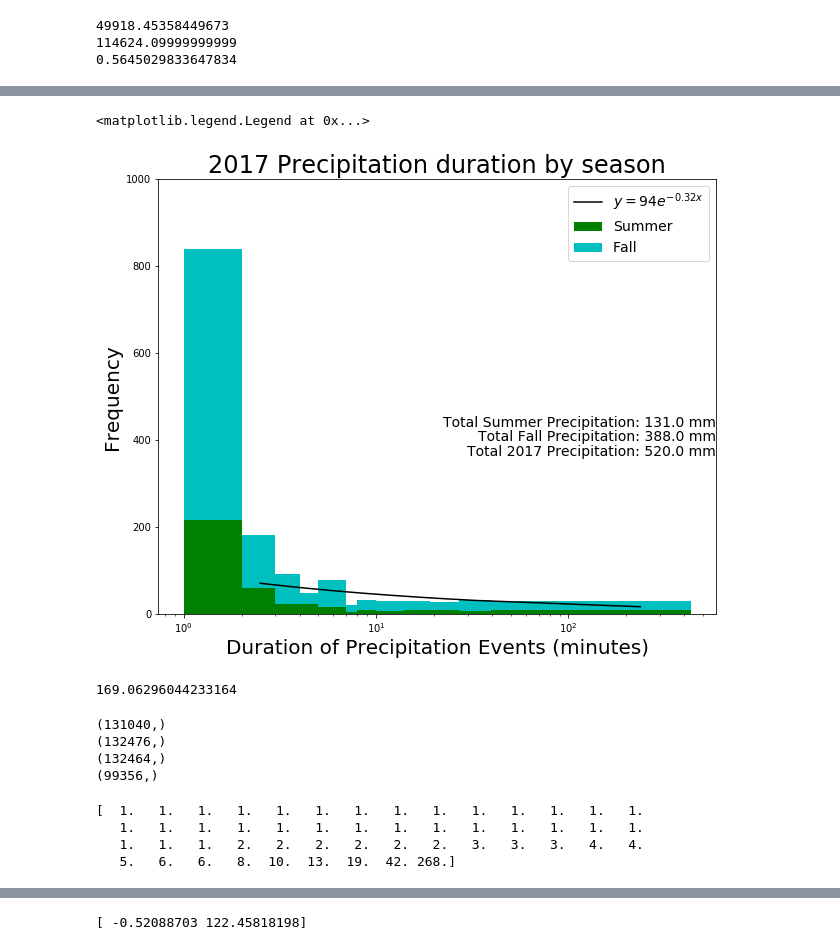
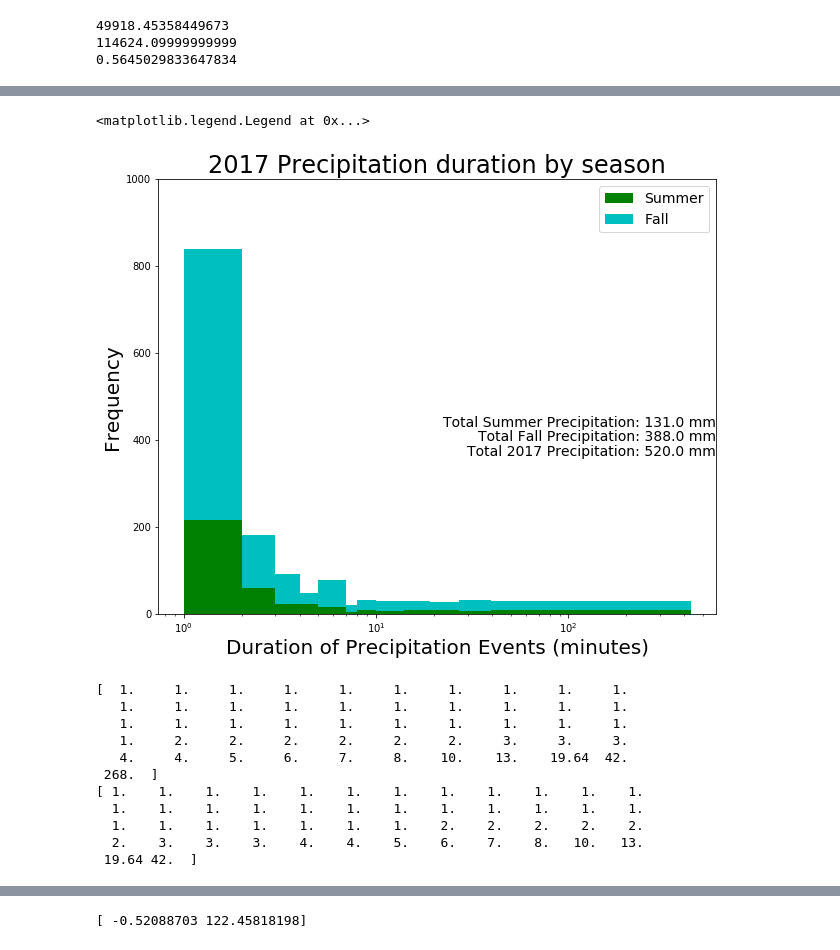
Before and after one commit to zhangt3-e/senior_thesis, a Jupyter notebook: Code/exponentials.ipynb, the cells around one changed output, grey strips where cells are left out. Drawn from its saved outputs; the diff is of its cells as text; code cells hidden in the pictures.

```diff
--- a/Code/exponentials.ipynb
+++ b/Code/exponentials.ipynb
@@ -176,15 +186,15 @@ Su_precip17, Su_nonprecip17, Su_preciptotal17, Su_totalprep17 = histplot.preciph
 Fprecip17, Fnonprecip17, Fpreciptotal17, Ftotalprep17 = histplot.preciphist(Fall17, len(Fall17), 5000, 1, 1)
 # %%
 precip17, nonprecip17, preciptotal17, totalprep17 = histplot.preciphist(Season17, len(Season17), 20000, 1, 1)
-countAll = 0
-for i in range(0,20000):
-    hold = precip17[i]
-    if hold > 0:
-        countAll += 1
-perc = np.zeros(51)
+precip17 = precip17[precip17> 0]
+nonprecip17 = nonprecip17[nonprecip17 > 0]
+preciptotal17 = preciptotal17[preciptotal17 > 0]
+perc17_100 = np.zeros(51)
 for i in range(0, 51):
-    perc[i] =np.percentile(precip17[:countAll], i*2)
-print(perc)
+    perc17_100[i] =np.percentile(precip17, i*2)
+print(perc17_100)
+perc17_98 = perc17_100[:50]
+print(perc17_98)
 # %% [output]
 [  1.     1.     1.     1.     1.     1.     1.     1.     1.     1.
    1.     1.     1.     1.     1.     1.     1.     1.     1.     1.
@@ -238,0 +210,3 @@ print(test)
+# %%
+Su_precip17 = Su_precip17[Su_precip17 > 0]
+Fprecip17 = Fprecip17[Fprecip17 > 0]
@@ -239,27 +297,22 @@ print(test)
 # %%
 plt.figure(figsize = (10,8))
-plt.hist([ Su_precip17,Fprecip17], bins =perc, range= (perc.min,perc.max), color = ['g','c'], stacked =True)
+plt.hist([ Su_precip17,Fprecip17], bins =perc17_100, range= (precip17.min,precip17.max), color = ['g','c'], stacked =True)
 plt.xlabel('Duration of Precipitation Events (minutes)', fontsize = 20)
 plt.xscale('log')
 plt.ylim(0,1000)
 #plt.yscale('log')
 plt.ylabel('Frequency', fontsize = 20)
 plt.title('2017 Precipitation duration by season', fontsize = 24)
 #plt.figtext(0.5, 0.5, 'Total Winter Precipitation: ' + str(round(Wtotalprep,2)) + ' mm', fontsize = 14)
 #plt.figtext(0.5, 0.475, 'Total Spring Precipitation: ' + str(round(Sp_totalprep,2)) + ' mm', fontsize = 14)
 plt.figtext(0.9, 0.45, 'Total Summer Precipitation: ' + str(round(Su_totalprep17)) + ' mm', fontsize = 14, ha = 'right')
 plt.figtext(0.9, 0.425, 'Total Fall Precipitation: ' + str(round(Ftotalprep17)) + ' mm', fontsize = 14, ha = 'right')
 plt.figtext(0.9, 0.4, 'Total 2017 Precipitation: ' + str(round(totalprep17)) + ' mm', fontsize = 14,ha='right')
-plt.plot(bin_val, test*y, color = 'k' )
-plt.legend(labels = ['$y = 94 e^{-0.32x}$', 'Summer', 'Fall'], fontsize = 14)
+plt.legend(labels = [ 'Summer', 'Fall'], fontsize = 14)
 #plt.figtext(0.3, 0.6, 'Exponential fit equation between 2 minutes to 42 minutes: $ y = e^{5.74}*e^{-0.54x}$' )
 # %% [output]
 <matplotlib.legend.Legend at 0x...>
-[figure, old version]
+[figure, new version]
-# %%
-print(test)
-# %% [output]
-169.06296044233164
 # %%
 Winter20_1 = histplot.getData(19,direct, ASC, 335, 31, 6, float)
 Winter20_2 = histplot.getData(20, direct, ASC, 1, 60, 6, float)
@@ -269,16 +322,8 @@ Fall20 = histplot.getData(20, direct, ASC, 245, 69, 6, float)
 # %%
 Winter20 = np.concatenate([Winter20_1, Winter20_2])
 # %%
-print(Winter20.shape)
-print(Spring20.shape)
-print(Summer20.shape)
-print(Fall20.shape)
+
 Season20 = np.concatenate([Winter20, Spring20, Summer20, Fall20])
-# %% [output]
-(131040,)
-(132476,)
-(132464,)
-(99356,)
 # %%
 Wprecip20, Wnonprecip20, Wpreciptotal20, Wtotalprep20 = histplot.preciphist(Winter20, len(Winter20), 5000, 1, 1)
 Sp_precip20, Sp_nonprecip20, Sp_preciptotal20, Sp_totalprep20 = histplot.preciphist(Spring20, len(Spring20), 5000, 1, 1)
@@ -286,17 +331,24 @@ Su_precip20, Su_nonprecip20, Su_preciptotal20, Su_totalprep20 = histplot.preciph
 Fprecip20, Fnonprecip20, Fpreciptotal20, Ftotalprep20 = histplot.preciphist(Fall20, len(Fall20), 5000, 1, 1)
 # %%
 precip20, nonprecip20, preciptotal20, totalprep20 = histplot.preciphist(Season20, len(Season20), 20000, 1, 1)
-countAll = 0
-for i in range(0,20000):
-    hold = precip20[i]
-    if hold > 0:
-        countAll += 1
-perc = np.zeros(51)
+precip20 = precip20[precip20> 0]
+nonprecip20 = nonprecip20[nonprecip20 > 0]
+preciptotal20 = preciptotal20[preciptotal20 > 0]
+perc20_100 = np.zeros(51)
 for i in range(0, 51):
-    perc[i] =np.percentile(precip20[:countAll], i*2)
-print(perc)
+    perc20_100[i] =np.percentile(precip20, i*2)
+print(perc20_100)
+perc20_98 = perc20_100[:50]
+print(perc20_98)
 # %% [output]
-[  1.   1.   1.   1.   1.   1.   1.   1.   1.   1.   1.   1.   1.   1.
-   1.   1.   1.   1.   1.   1.   1.   1.   1.   1.   1.   1.   1.   1.
-   1.   1.   1.   2.   2.   2.   2.   2.   2.   3.   3.   3.   4.   4.
-   5.   6.   6.   8.  10.  13.  19.  42. 268.]
+[  1.     1.     1.     1.     1.     1.     1.     1.     1.     1.
+   1.     1.     1.     1.     1.     1.     1.     1.     1.     1.
+   1.     1.     1.     1.     1.     1.     1.     1.     1.     1.
+   1.     2.     2.     2.     2.     2.     2.     3.     3.     3.
+   4.     4.     5.     6.     7.     8.    10.    13.    19.64  42.
+ 268.  ]
+[ 1.    1.    1.    1.    1.    1.    1.    1.    1.    1.    1.    1.
+  1.    1.    1.    1.    1.    1.    1.    1.    1.    1.    1.    1.
+  1.    1.    1.    1.    1.    1.    1.    2.    2.    2.    2.    2.
+  2.    3.    3.    3.    4.    4.    5.    6.    7.    8.   10.   13.
+ 19.64 42.  ]
```
Also changed, not shown: parts of 50 cells of this notebook.
